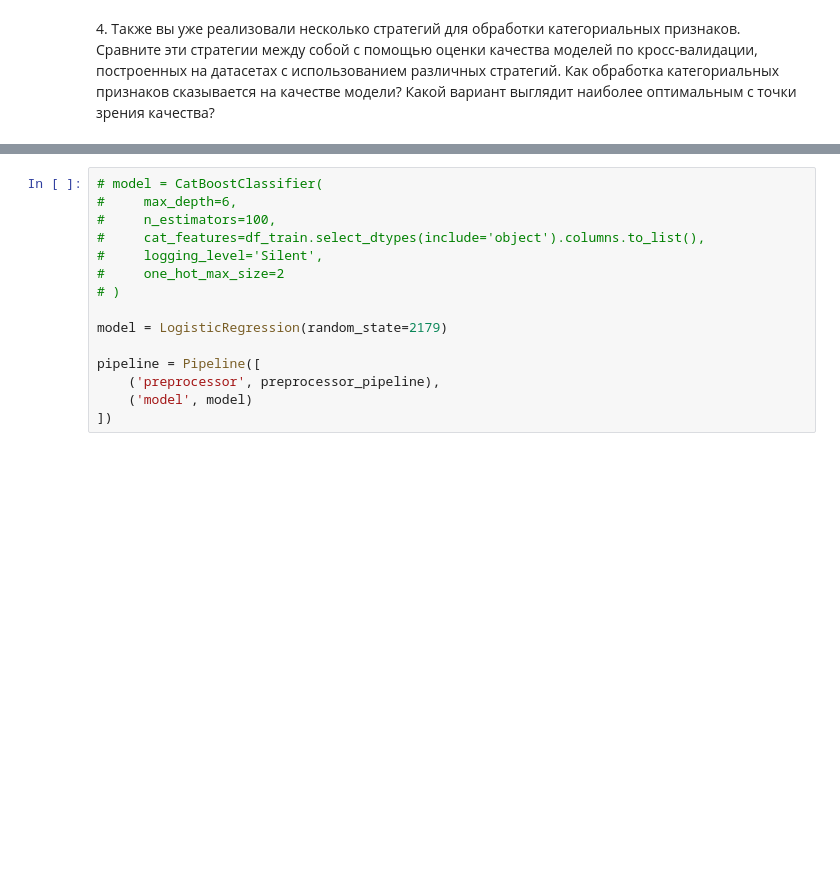
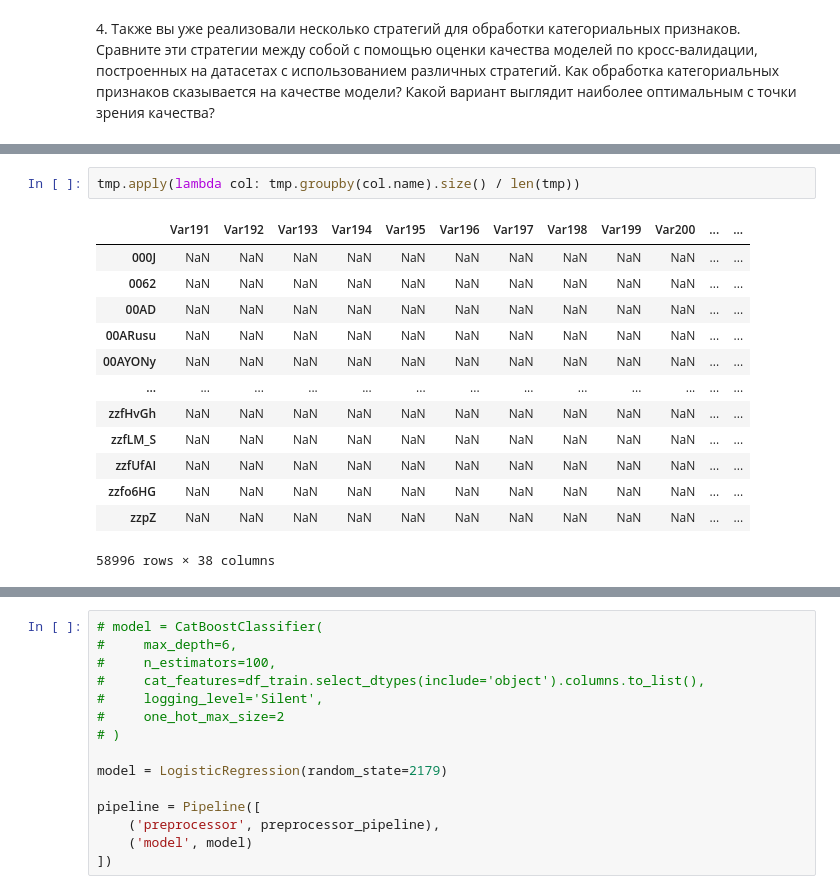
Before and after one commit to Uniholder/Specialization-Yandex-MIPT, a Jupyter notebook: 6_Final_projects/2_churn_prediction/week_5.ipynb, the cells around one changed output, grey strips where cells are left out. Cells and saved outputs as stored; diff of their text form; blank space fills up the shorter version.

```diff
--- a/6_Final_projects/2_churn_prediction/week_5.ipynb
+++ b/6_Final_projects/2_churn_prediction/week_5.ipynb
@@ -457,0 +520,16 @@ Wall time: 1.8 s
+# %%
+tmp.apply(lambda col: tmp.groupby(col.name).size() / len(tmp))
+# %% [output]
+|  | Var191 | Var192 | Var193 | Var194 | Var195 | Var196 | Var197 | Var198 | Var199 | Var200 | ... | ... |
+| 000J | NaN | NaN | NaN | NaN | NaN | NaN | NaN | NaN | NaN | NaN | ... | ... |
+| 0062 | NaN | NaN | NaN | NaN | NaN | NaN | NaN | NaN | NaN | NaN | ... | ... |
+| 00AD | NaN | NaN | NaN | NaN | NaN | NaN | NaN | NaN | NaN | NaN | ... | ... |
+| 00ARusu | NaN | NaN | NaN | NaN | NaN | NaN | NaN | NaN | NaN | NaN | ... | ... |
+| 00AYONy | NaN | NaN | NaN | NaN | NaN | NaN | NaN | NaN | NaN | NaN | ... | ... |
+| ... | ... | ... | ... | ... | ... | ... | ... | ... | ... | ... | ... | ... |
+| zzfHvGh | NaN | NaN | NaN | NaN | NaN | NaN | NaN | NaN | NaN | NaN | ... | ... |
+| zzfLM_S | NaN | NaN | NaN | NaN | NaN | NaN | NaN | NaN | NaN | NaN | ... | ... |
+| zzfUfAI | NaN | NaN | NaN | NaN | NaN | NaN | NaN | NaN | NaN | NaN | ... | ... |
+| zzfo6HG | NaN | NaN | NaN | NaN | NaN | NaN | NaN | NaN | NaN | NaN | ... | ... |
+| zzpZ | NaN | NaN | NaN | NaN | NaN | NaN | NaN | NaN | NaN | NaN | ... | ... |
+58996 rows × 38 columns
```
Also changed, not shown: parts of 23 cells of this notebook, 4 other files.
